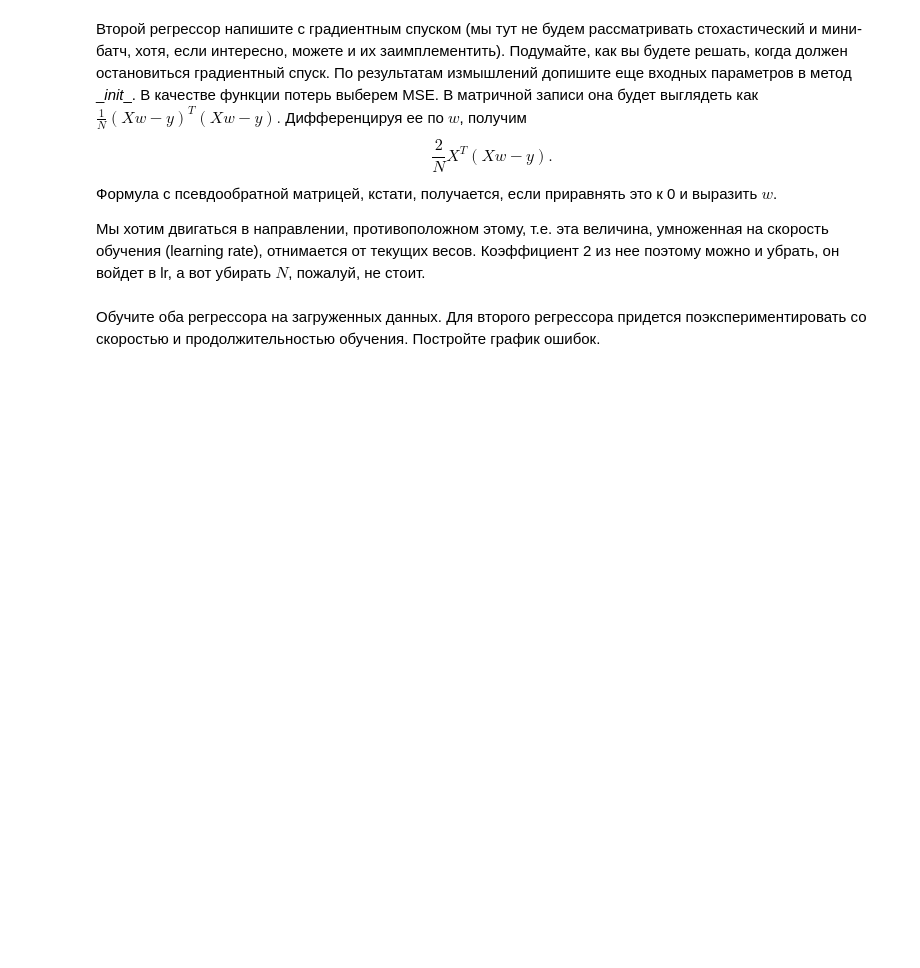
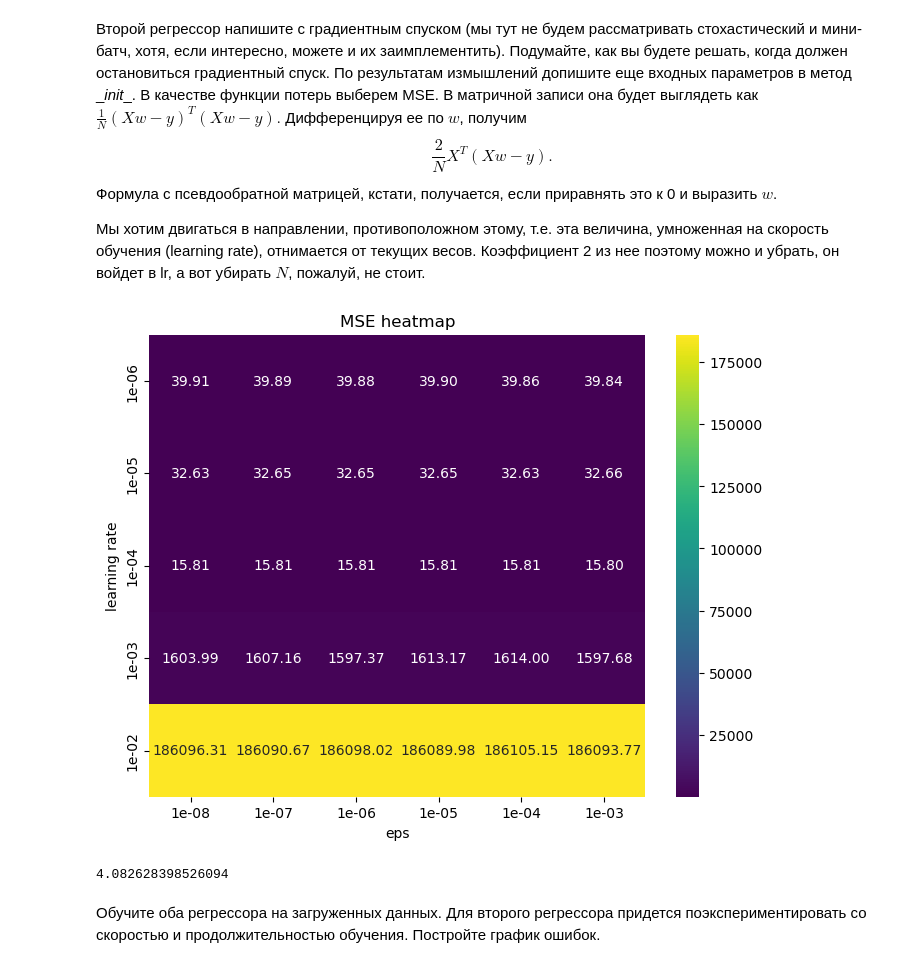
Before and after one commit to BorisKrutko/FAMS-BSU, a Jupyter notebook: ml bsu/lw2_linear_regression/LB2_template.ipynb, the cells around one changed output. Saved outputs shown, nothing was run; the diff lists cells and outputs as text; code cells hidden in the pictures; blank space fills up the shorter version.

```diff
--- a/ml bsu/lw2_linear_regression/LB2_template.ipynb
+++ b/ml bsu/lw2_linear_regression/LB2_template.ipynb
@@ -17,3 +56,6 @@ data.head()
 Разбейте данные на тренировочный и тестовый наборы в отношении 80:20
 # %%
 from sklearn.model_selection import train_test_split
+# %%
+X_train, X_test, y_train, y_test = train_test_split(X, y, test_size=0.2, random_state=42)
+print(X_train.shape, X_test.shape)
@@ -53,3 +139,55 @@ class GradRegressor(BaseEstimator, RegressorMixin):
+# %%
+def grid_experiment(X_train, y_train, X_val, y_val, lrs, eps_list):
+    results = np.zeros((len(lrs), len(eps_list)))
+
+    for i, lr in enumerate(lrs):
+        for j, eps in enumerate(eps_list):
+            model = GradRegressor(lr=lr, eps=eps, max_iter=200000)
+            model.fit(X_train, y_train)
+            preds = model.predict(X_val)
+
+            mse = mean_squared_error(y_val, preds)
+            if np.isnan(mse):
+                mse = np.inf
+
+            results[i, j] = mse
+
+    return results
+# %%
+lrs = np.logspace(-6, -2, 5)
+eps_list = np.logspace(-8, -3, 6)
+
+results = grid_experiment(X_train, y_train, X_test, y_test, lrs, eps_list)
+# %%
+import matplotlib.pyplot as plt
+import seaborn as sns
+
+plt.figure(figsize=(8,6))
+
+sns.heatmap(
+    results,
+    annot=True,
+    fmt=".2f",
+    cmap="viridis",
+    xticklabels=[f"{e:.0e}" for e in eps_list],
+    yticklabels=[f"{lr:.0e}" for lr in lrs]
+)
+
+plt.xlabel("eps")
+plt.ylabel("learning rate")
+plt.title("MSE heatmap")
+plt.show()
+# %% [output]
+[figure, added]
+# %%
+model = PseudoInvRegressor()
+model.fit(X_train, y_train)
+preds = model.predict(X_test)
+
+mse = mean_squared_error(y_test, preds)
+mse
+# %% [output]
+4.082628398526094
 # %% [markdown]
 Обучите оба регрессора на загруженных данных. Для второго регрессора придется поэкспериментировать со скоростью и продолжительностью обучения. Постройте график ошибок.
 # %% [markdown]
```
Also changed, not shown: parts of 17 cells of this notebook.
